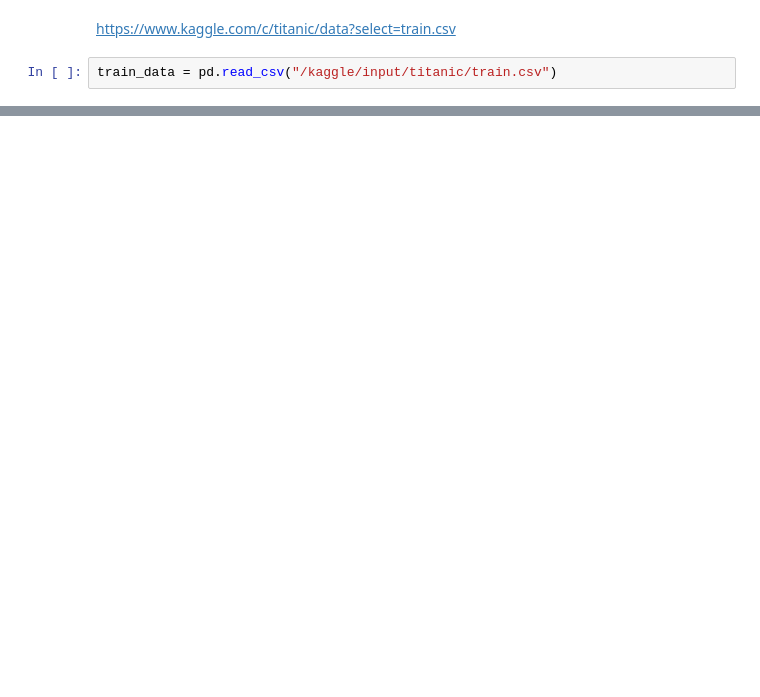
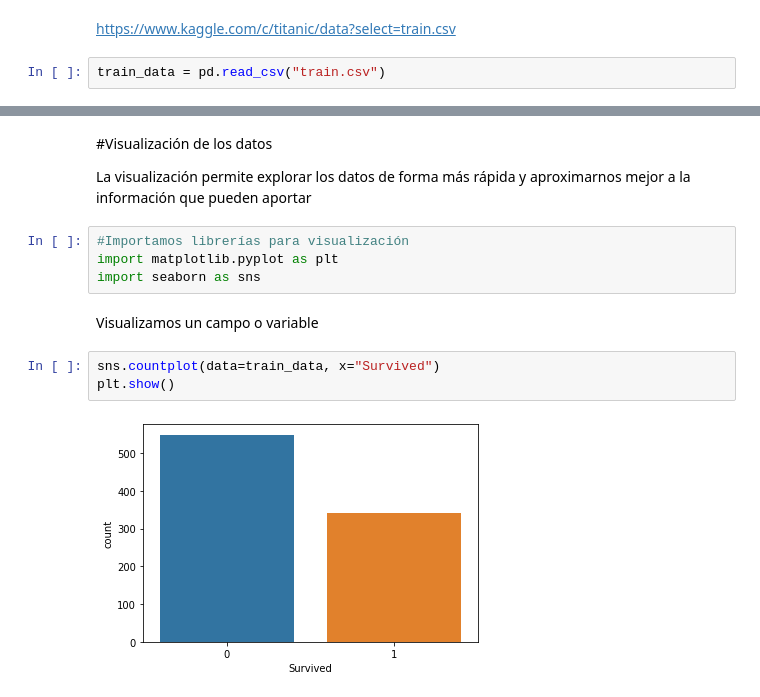
Before and after one commit to wilmerod/Curso-de-introduccion-a-Big-Data-Parte-2-nov2021, a Jupyter notebook: EDA_Titanic.ipynb, the cells around one changed output, grey strips where cells are left out. Saved outputs shown, nothing was run; the diff lists cells and outputs as text; blank space fills up the shorter version.

```diff
--- a/EDA_Titanic.ipynb
+++ b/EDA_Titanic.ipynb
@@ -11,4 +14,4 @@ Obtener los datos
 # %% [markdown]
 https://www.kaggle.com/c/titanic/data?select=train.csv
 # %%
-train_data = pd.read_csv("/kaggle/input/titanic/train.csv")
+train_data = pd.read_csv("train.csv")
@@ -16,0 +237,15 @@ FileNotFoundError: ignored
+# %% [markdown]
+#Visualización de los datos
+
+La visualización permite explorar los datos de forma más rápida y aproximarnos mejor a la información que pueden aportar
+# %%
+#Importamos librerías para visualización
+import matplotlib.pyplot as plt
+import seaborn as sns
+# %% [markdown]
+Visualizamos un campo o variable
+# %%
+sns.countplot(data=train_data, x="Survived")
+plt.show()
+# %% [output]
+[figure, added]
```
Also changed, not shown: parts of 40 cells of this notebook.
